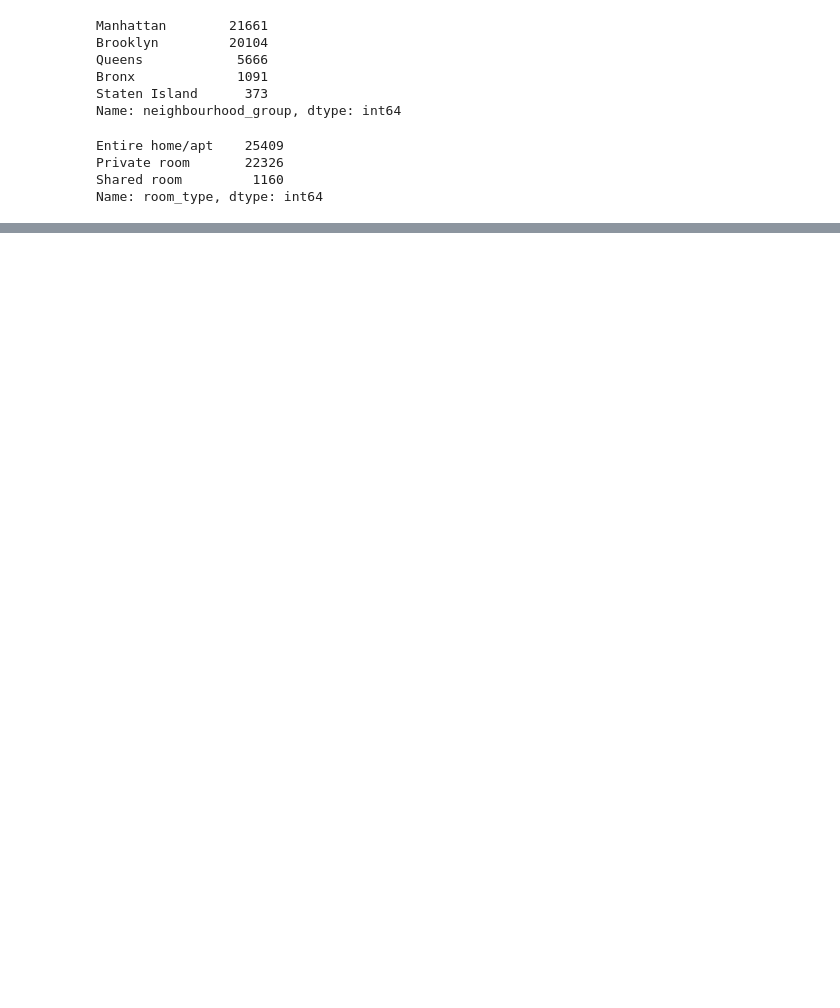
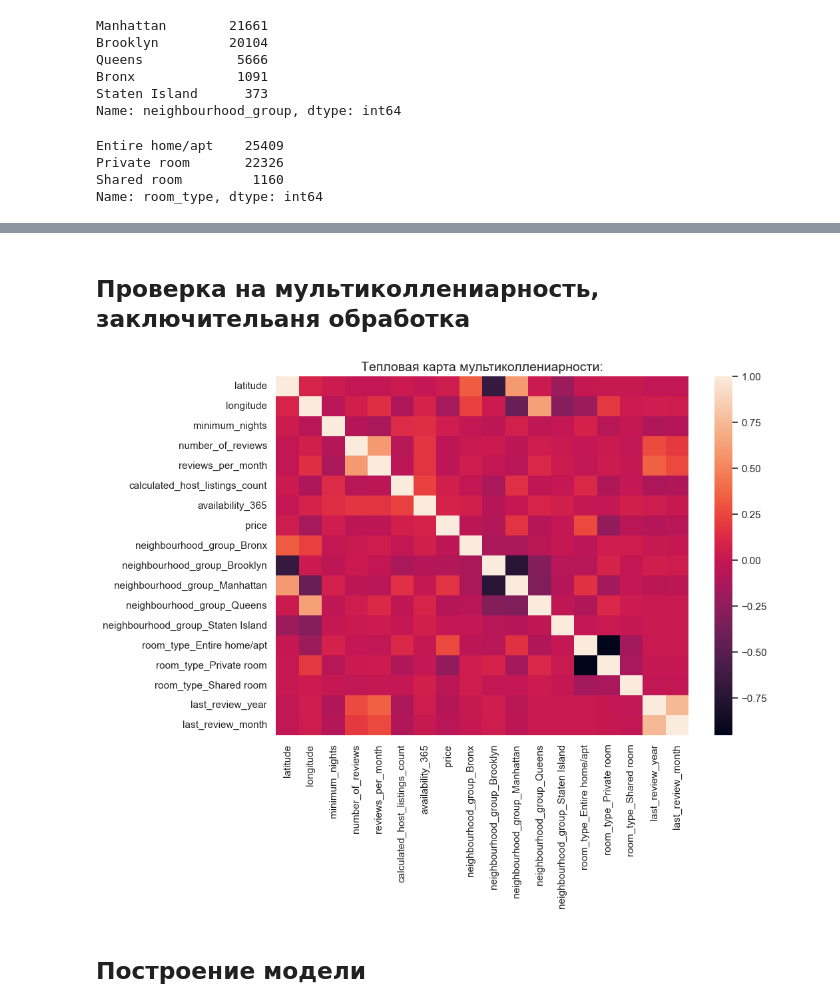
Before and after one commit to GridasovAlex/ML_NY_house_prise, a Jupyter notebook: main.ipynb, the cells around one changed output, grey strips where cells are left out. Cells and saved outputs as stored; diff of their text form; code cells hidden in the pictures; blank space fills up the shorter version.

```diff
--- a/main.ipynb
+++ b/main.ipynb
@@ -197,3 +208,9 @@ Name: room_type, dtype: int64
 
 ohetransform = ohe.fit_transform(data[['room_type']])
 data = pd.concat([data, ohetransform], axis=1).drop(columns=['room_type'])
+# %%
+# last_review
+
+data['last_review_year'] = data['last_review'].apply(lambda x: int(x.split('-')[0]) if '-' in x else 0)
+data['last_review_month'] = data['last_review'].apply(lambda x: int(x.split('-')[1]) if '-' in x else 0)
+data = data.drop(columns='last_review')
@@ -199,0 +237,11 @@ data = pd.concat([data, ohetransform], axis=1).drop(columns=['room_type'])
+# %% [markdown]
+## Проверка на мультиколлениарность, заключительаня обработка
+# %%
+fig, axis = plt.subplots(figsize=(10,7))
+sns.heatmap(data.corr())
+plt.title('Tепловая карта мультиколлениарности:', fontsize=14)
+plt.show();
+# %% [output]
+[figure, added]
+# %% [markdown]
+## Построение модели
```
Also changed, not shown: parts of 7 cells of this notebook.
